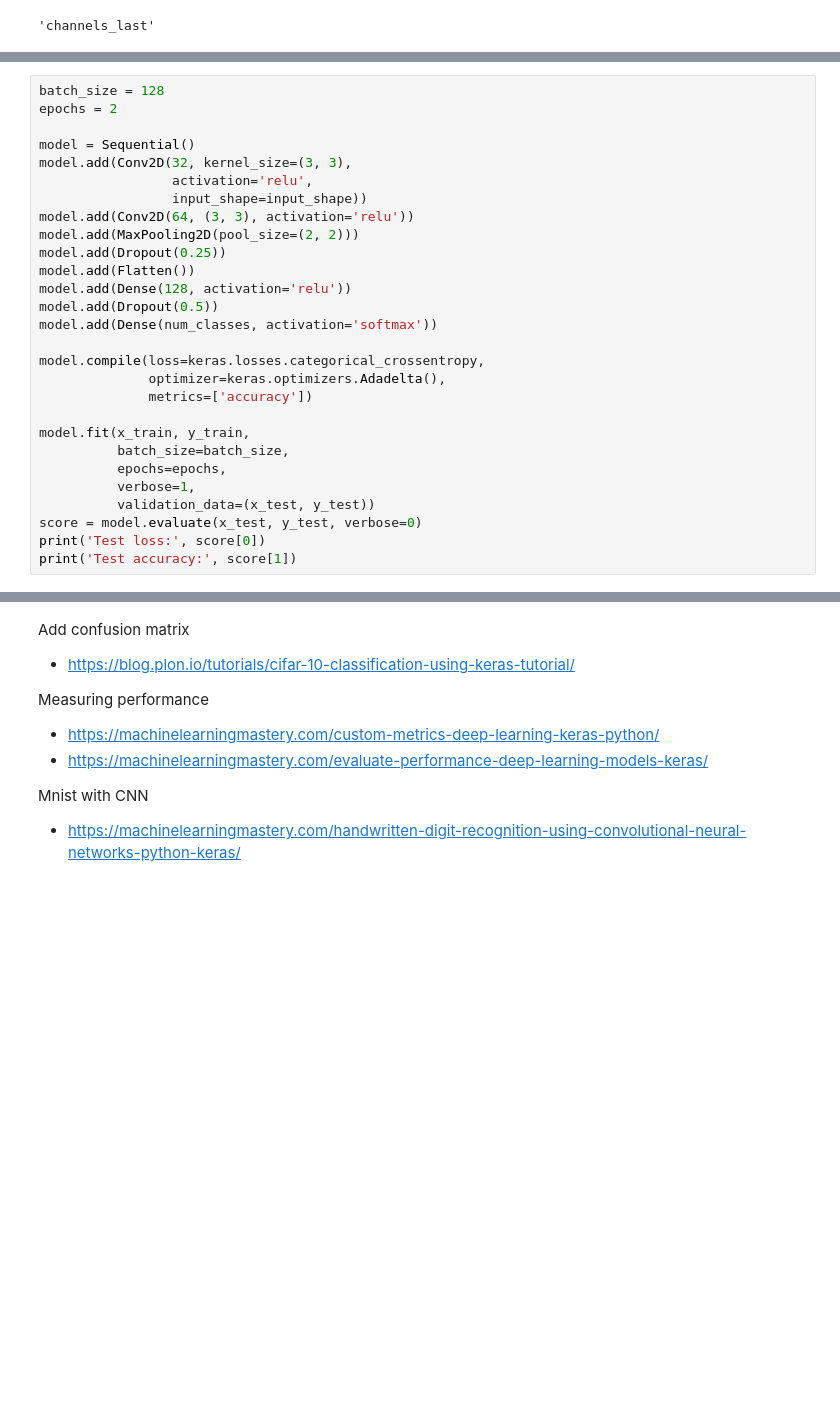
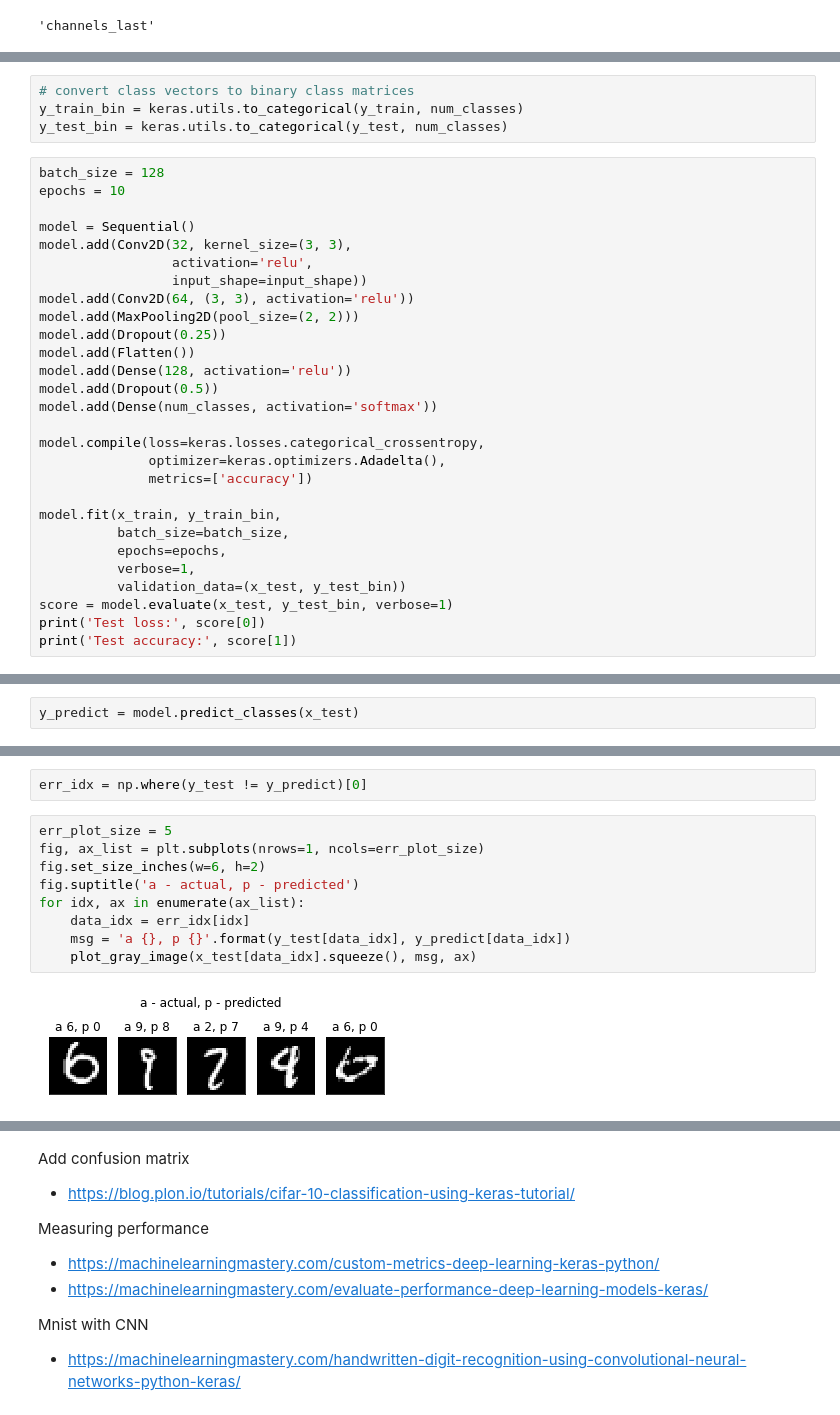
Before and after one commit to gavinln/keras-on-aws, a Jupyter notebook: code/notebooks/keras/03-Convolution_network_mnist.ipynb, the cells around one changed output, grey strips where cells are left out. Saved outputs shown, nothing was run; the diff lists cells and outputs as text; blank space fills up the shorter version.

```diff
--- a/code/notebooks/keras/03-Convolution_network_mnist.ipynb
+++ b/code/notebooks/keras/03-Convolution_network_mnist.ipynb
@@ -39,9 +69,13 @@ y_test = keras.utils.to_categorical(y_test, num_classes)
 x_train shape: (60000, 28, 28, 1)
 60000 train samples
 10000 test samples
+# %%
+# convert class vectors to binary class matrices
+y_train_bin = keras.utils.to_categorical(y_train, num_classes)
+y_test_bin = keras.utils.to_categorical(y_test, num_classes)
 # %%
 batch_size = 128
-epochs = 2
+epochs = 10
 
 model = Sequential()
 model.add(Conv2D(32, kernel_size=(3, 3),
@@ -59,12 +93,12 @@ model.compile(loss=keras.losses.categorical_crossentropy,
               optimizer=keras.optimizers.Adadelta(),
               metrics=['accuracy'])
 
-model.fit(x_train, y_train,
+model.fit(x_train, y_train_bin,
           batch_size=batch_size,
           epochs=epochs,
           verbose=1,
-          validation_data=(x_test, y_test))
-score = model.evaluate(x_test, y_test, verbose=0)
+          validation_data=(x_test, y_test_bin))
+score = model.evaluate(x_test, y_test_bin, verbose=1)
 print('Test loss:', score[0])
 print('Test accuracy:', score[1])
 # %% [output]
@@ -72,0 +122,2 @@ Epoch 1/2
+# %%
+y_predict = model.predict_classes(x_test)
@@ -72,0 +126,13 @@ Epoch 1/2
+# %%
+err_idx = np.where(y_test != y_predict)[0]
+# %%
+err_plot_size = 5
+fig, ax_list = plt.subplots(nrows=1, ncols=err_plot_size)
+fig.set_size_inches(w=6, h=2)
+fig.suptitle('a - actual, p - predicted')
+for idx, ax in enumerate(ax_list):
+    data_idx = err_idx[idx]
+    msg = 'a {}, p {}'.format(y_test[data_idx], y_predict[data_idx])
+    plot_gray_image(x_test[data_idx].squeeze(), msg, ax)
+# %% [output]
+[figure, added]
```
Also changed, not shown: parts of 8 cells of this notebook, 4 other files.
